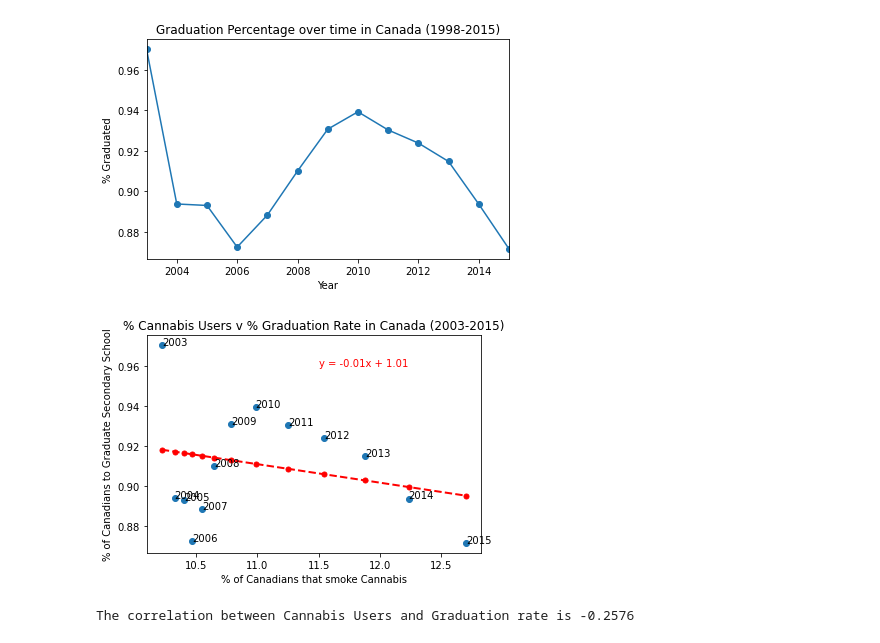
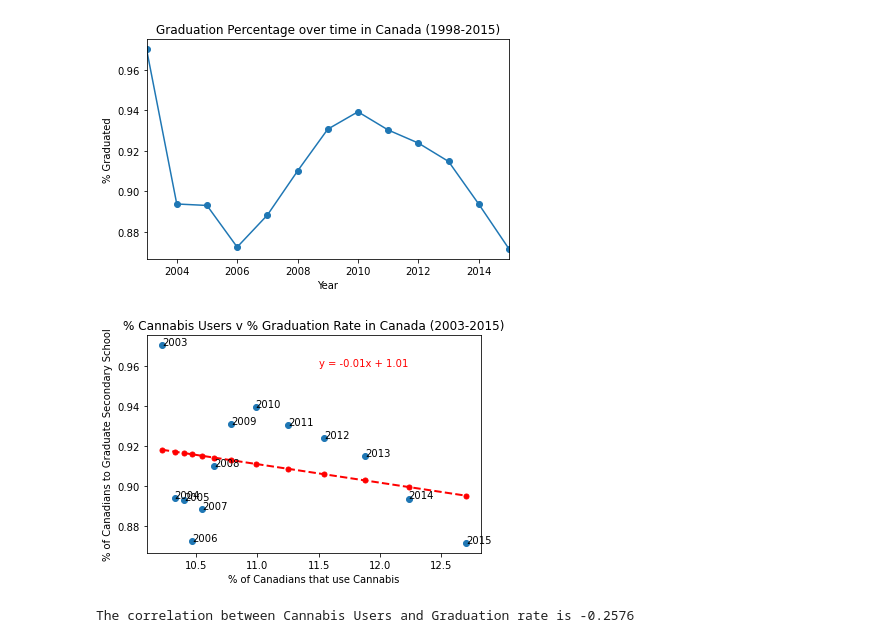
Before and after one commit to MattDavies1/Data-Bootcamp-Project, a Jupyter notebook: Cannabis_GradRate.ipynb, the cells around one changed output. Saved outputs shown, nothing was run; the diff lists cells and outputs as text; code cells hidden in the pictures.

```diff
--- a/Cannabis_GradRate.ipynb
+++ b/Cannabis_GradRate.ipynb
@@ -110,16 +110,17 @@ line_eq = "y = " + str(round(slope,2)) + "x + " + str(round(intercept,2))
 # %%
 #Create scatter plot
 fig, ax = plt.subplots()
 ax.scatter(x_axis, y_axis, marker="o")
 plt.plot(x_axis, regress_values, color='r', marker='o', linestyle='dashed', linewidth=2, markersize=5)
 plt.title("% Cannabis Users v % Graduation Rate in Canada (2003-2015)")
-plt.xlabel("% of Canadians that smoke Cannabis")
+plt.xlabel("% of Canadians that use Cannabis")
 plt.ylabel("% of Canadians to Graduate Secondary School")
 for i, txt in enumerate(complete["Date"]):
     ax.annotate(txt, (x_axis[i], y_axis[i]))
 ax.annotate(line_eq, xy=(11.5, 0.96), fontsize=10, color="r")
+plt.savefig(os.path.join("Output", "Scat-Can-Grad"), dpi=150)
 plt.show()
 print(f"The correlation between Cannabis Users and Graduation rate is {corr}")
 # %% [output]
-[figure, old version]
+[figure, new version]
 The correlation between Cannabis Users and Graduation rate is -0.2576
```
Also changed, not shown: 15 other files.
